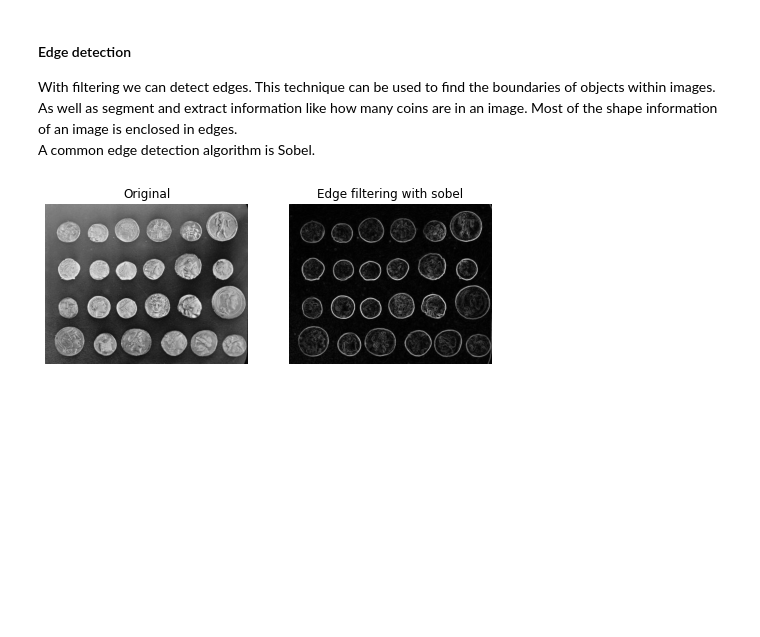
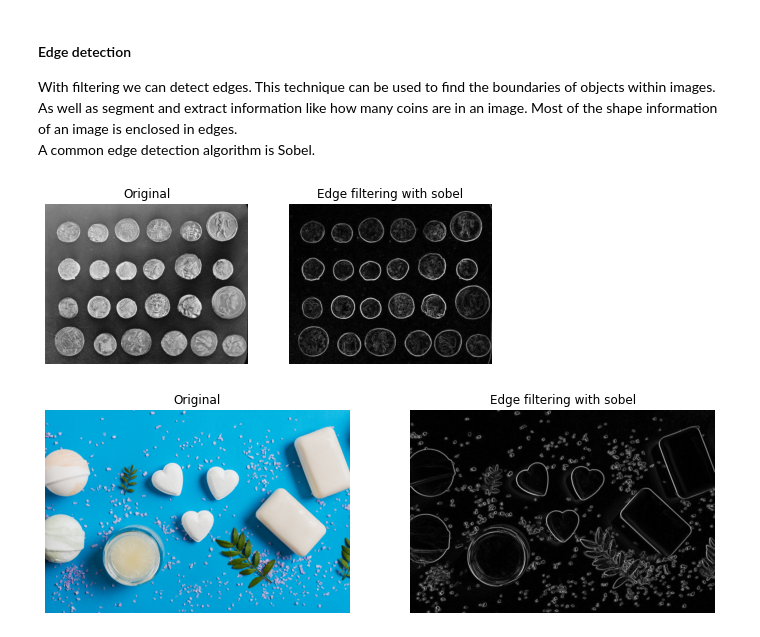
Before and after one commit to azizulkawser/digital_image_processing, a Jupyter notebook: DIP_Tutorial.ipynb, the cells around one changed output. Drawn from its saved outputs; the diff is of its cells as text; code cells hidden in the pictures; blank space fills up the shorter version.

```diff
--- a/DIP_Tutorial.ipynb
+++ b/DIP_Tutorial.ipynb
@@ -22,7 +22,7 @@ def show_image(image, title = 'Image', cmap_type = 'grey'):
 # %%
 # visualization comparison between two images
 def plot_comparison(original, transformed, title_transformed):
-    fig, (ax1, ax2) = plt.subplots(ncols = 2, figsize = (8,6), sharex = True, sharey = True)
+    fig, (ax1, ax2) = plt.subplots(ncols = 2, figsize = (12,8), sharex = True, sharey = True)
     ax1.imshow(original, cmap = plt.cm.gray)
     ax1.set_title('Original')
     ax1.axis('off')
@@ -240,3 +240,19 @@ edge_sobel = sobel(coin_image_gray)
 plot_comparison(coin_image, edge_sobel,"Edge filtering with sobel" )
 # %% [output]
 [figure]
+# %%
+# loading image using matplotlib
+soap_image = plt.imread('/Users/imak/Documents/Python/Projects/Digital_Image_Processing/soap_image.jpeg')
+
+
+# Make the image grayscale using rgb2gray
+soap_image_gray = color.rgb2gray(soap_image)
+
+#apply edge detection filter
+edge_sobel = sobel(soap_image_gray)
+
+# show_image(coin_image, 'Original')
+# show_image(edge_sobel, "Edge with sobel")
+plot_comparison(soap_image, edge_sobel,"Edge filtering with sobel" )
+# %% [output]
+[figure, added]
```
Also changed, not shown: parts of 3 cells of this notebook.
